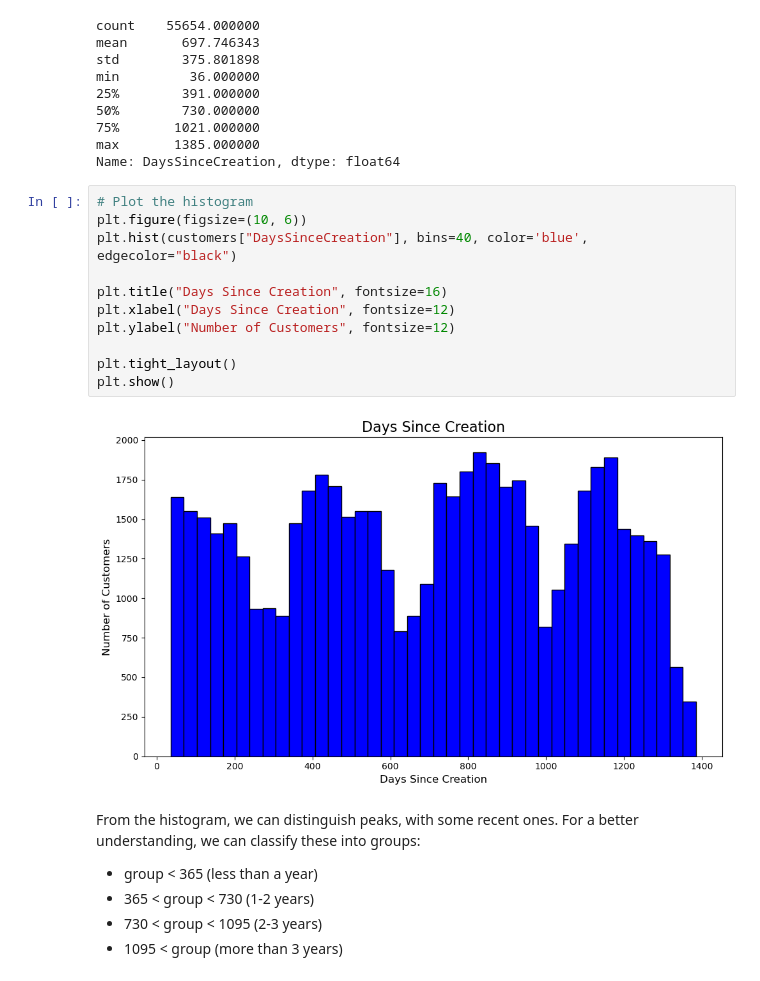
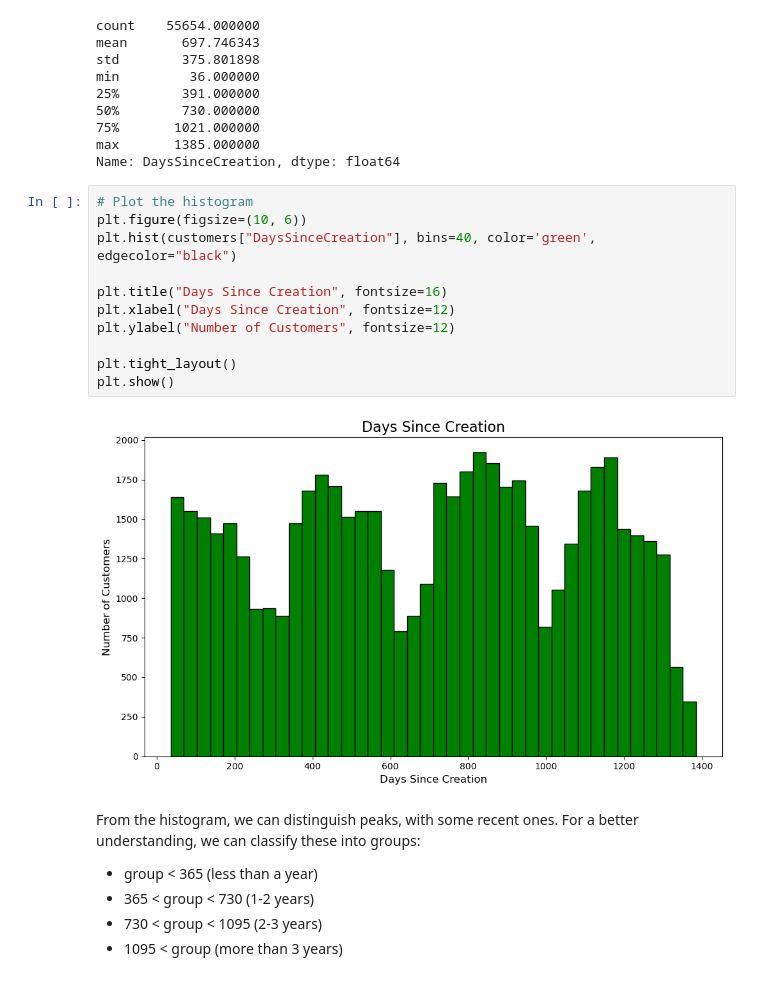
Before and after one commit to RubenCMarques/Hotel-Customer-Segmentation, a Jupyter notebook: Notebooks/A-B.ipynb, the cells around one changed output. Cells and saved outputs as stored; diff of their text form.

Commit message:
changing visualisation colors

```diff
--- a/Notebooks/A-B.ipynb
+++ b/Notebooks/A-B.ipynb
@@ -741,16 +741,16 @@ Name: DaysSinceCreation, dtype: float64
 # %%
 # Plot the histogram
 plt.figure(figsize=(10, 6))
-plt.hist(customers["DaysSinceCreation"], bins=40, color='blue', edgecolor="black")
+plt.hist(customers["DaysSinceCreation"], bins=40, color='green', edgecolor="black")
 
 plt.title("Days Since Creation", fontsize=16)
 plt.xlabel("Days Since Creation", fontsize=12)
 plt.ylabel("Number of Customers", fontsize=12)
 
 plt.tight_layout()
 plt.show()
 # %% [output]
-[figure, old version]
+[figure, new version]
 # %% [markdown]
 From the histogram, we can distinguish peaks, with some recent ones. For a better understanding, we can classify these into groups:
 - group < 365 (less than a year)
```
Also changed, not shown: parts of 50 cells of this notebook.
